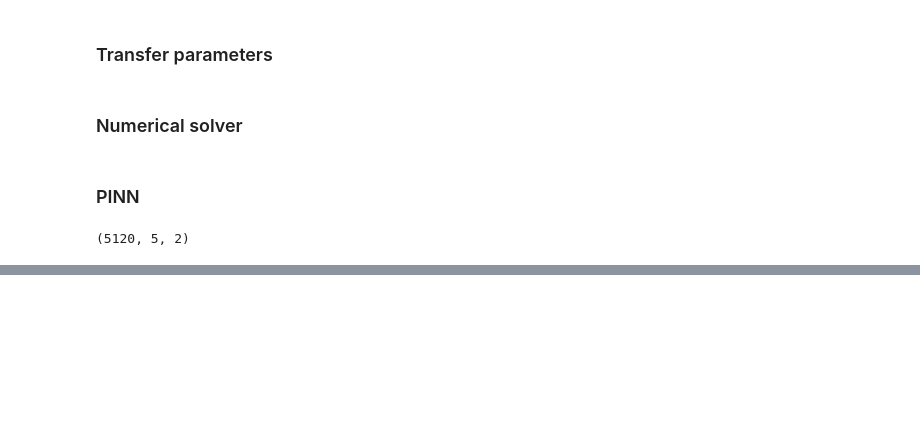
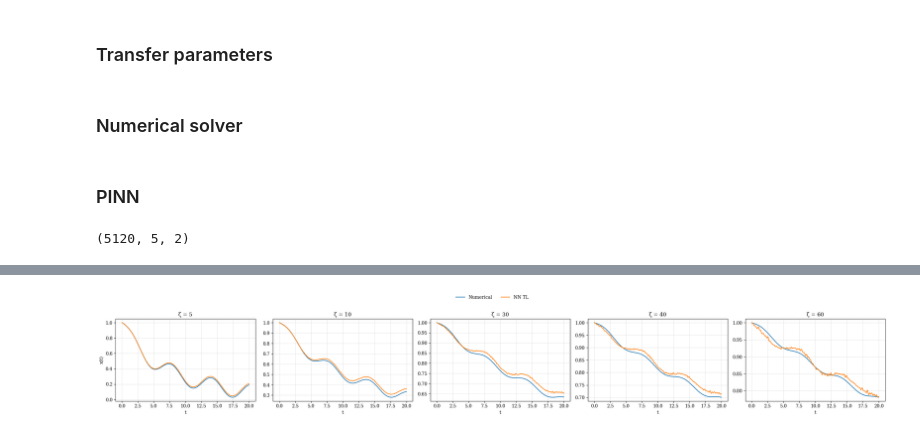
Before and after one commit to esemsc-dda24/PTL-PINNs, a Jupyter notebook: ptlpinns/results/overdamped.ipynb, the cells around one changed output, grey strips where cells are left out. Saved outputs shown, nothing was run; the diff lists cells and outputs as text; code cells hidden in the pictures; blank space fills up the shorter version.

```diff
--- a/ptlpinns/results/overdamped.ipynb
+++ b/ptlpinns/results/overdamped.ipynb
@@ -146,3 +146,35 @@ zeta: 60, order: 8, mean error absolute: 0.00829930399780815
+# %%
+import numpy as np
+import matplotlib.pyplot as plt
+
+n = len(zeta_list)
+fig, axes = plt.subplots(1, n, figsize=(5*n, 4), sharex=True)  # no sharey
+axes = np.atleast_1d(axes)
+
+for i, ax in enumerate(axes):
+    y_num = numerical_undamped_duffing_list[i][0, :]
+    y_nn  = NN_TL_solution[:, i, 0]
+
+    ax.plot(t_eval, y_num, label="Numerical")
+    ax.plot(t_eval, y_nn,  label="NN TL")
+    ax.set_title(f"ζ = {zeta_list[i]}")
+    ax.set_xlabel("t")
+    if i == 0: ax.set_ylabel("x(t)")
+    ax.grid(alpha=0.3)
+
+    # independent y-limits per subplot (with padding)
+    y_min = min(np.min(y_num), np.min(y_nn))
+    y_max = max(np.max(y_num), np.max(y_nn))
+    pad = 0.05 * max(1e-12, (y_max - y_min))
+    ax.set_ylim(y_min - pad, y_max + pad)
+
+# shared legend at the top with reserved space
+handles, labels = axes[0].get_legend_handles_labels()
+fig.legend(handles, labels, loc="upper center", ncol=2, frameon=False)
+plt.tight_layout(rect=[0, 0, 1, 0.88])
+plt.show()
+# %% [output]
+[figure, added]
 # %%
 standard.plot_IAE_multiple_zeta(zeta_list, t_eval, NN_TL_solution, numerical_undamped_duffing_list)
 # %% [output]
```
Also changed, not shown: parts of 4 cells of this notebook, 1 other file.
